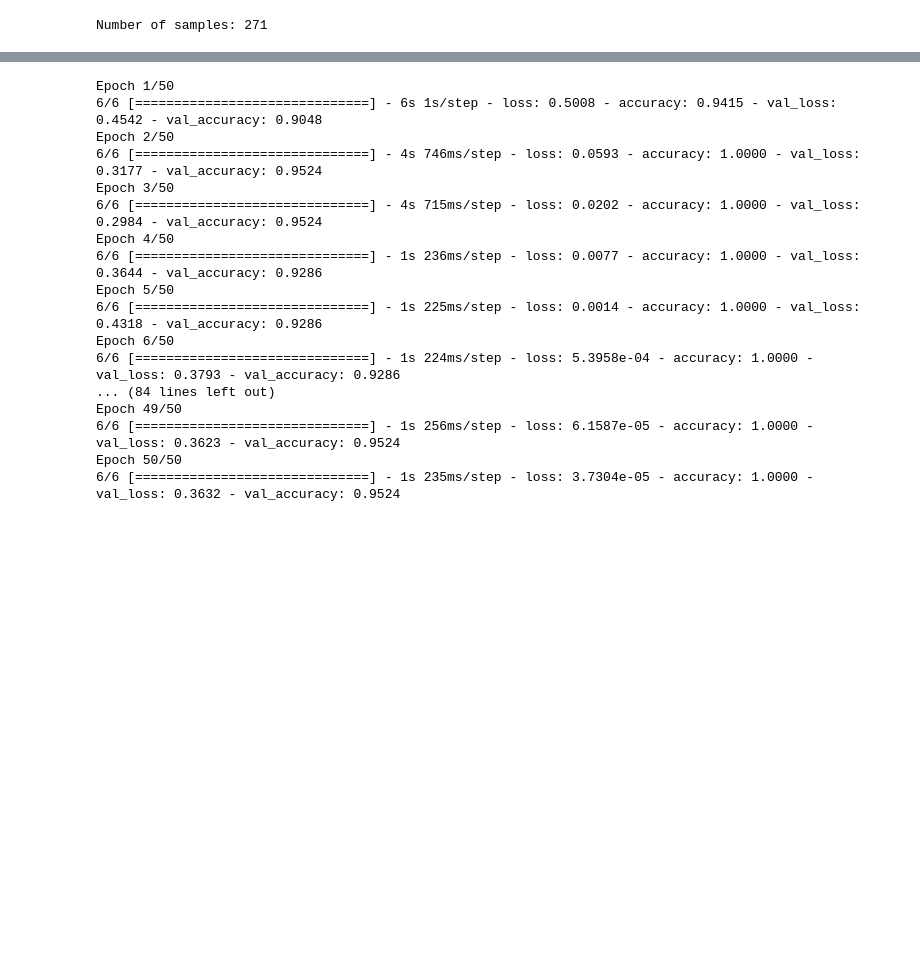
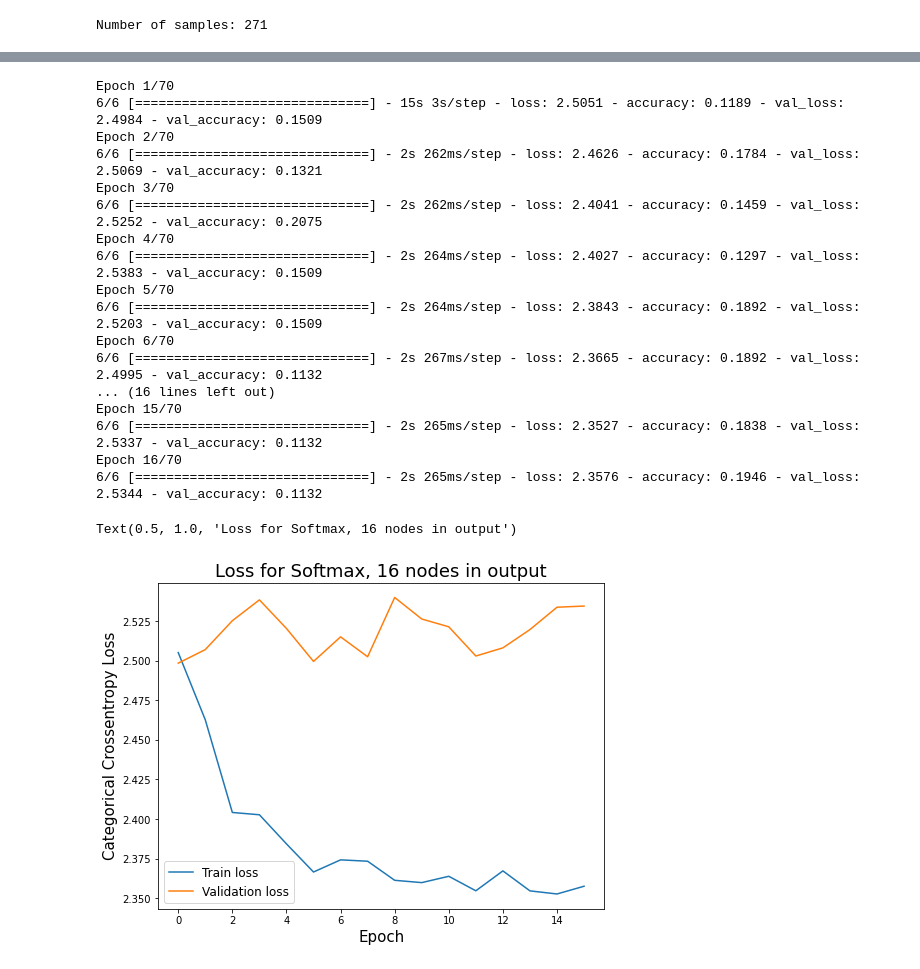
Before and after one commit to julialromero/Collaborative-Problem-Solving, a Jupyter notebook: learning_pipeline.ipynb, the cells around one changed output, grey strips where cells are left out. Saved outputs shown, nothing was run; the diff lists cells and outputs as text; code cells hidden in the pictures; blank space fills up the shorter version.

```diff
--- a/learning_pipeline.ipynb
+++ b/learning_pipeline.ipynb
@@ -36,11 +72,12 @@ io.imshow(x.squeeze())
 # %%
 # read, preprocess, and scale images to uniform dimension
-imgsize = (int(760/2), int(598/2))
+imgsize = (int(719/2), int(719/2))
+
 def extract_image(image_path):
     imag = io.imread(image_path, as_gray=True)
     x = image.img_to_array(imag)
 
-    x = tf.image.resize(x, imgsize)
+    x = tf.image.resize(x, imgsize) # TODO: try interpolation = "nearest" instead of default "bilinear"
 
     #n = preprocess_input(x)
     return x
@@ -159,5 +201,5 @@ from sklearn.model_selection import train_test_split
 
 # Split into train/test/val set
 # Roughly val - 15%, test - 15%, train - 70%
-X_train, X_test, y_train, y_test = train_test_split(recurrence_plot_list, labels, train_size=0.85, random_state=46)
-X_train, X_val, y_train, y_val = train_test_split(X_train, y_train, train_size=0.82, random_state=46)
+X_train, X_test, y_train, y_test = train_test_split(recurrence_plot_list, labels, train_size=0.88)
+X_train, X_val, y_train, y_val = train_test_split(X_train, y_train, train_size=0.78)
@@ -183,26 +206,54 @@ AttributeError: ignored
+# %%
+from sklearn.preprocessing import OneHotEncoder
+
+# one hot encode
+enc = OneHotEncoder()
+
+# possible labels are 0 through 15 so lets create fake data to fit encoder
+encode_data = np.array([i for i in range(0, 16)]).reshape(-1, 1)
+enc.fit(encode_data)
+
+# now transform y train/validation data
+y_train_enc = enc.transform(y_train.reshape(-1, 1))
+y_val_enc = enc.transform(y_val.reshape(-1, 1))
+y_train_enc = y_train_enc.toarray()
+y_val_enc = y_val_enc.toarray()
 # %%
 from keras.callbacks import EarlyStopping, ModelCheckpoint
 
-#callback = EarlyStopping(monitor='loss', patience=10)
-mcp_save = ModelCheckpoint('.best_weights.hdf5', save_best_only=True, monitor='val_loss', mode='min')
+es = EarlyStopping(monitor='val_loss', patience=15)
+mcp_save = ModelCheckpoint('drive/MyDrive/data/results/.categorical_best_weights.hdf5', save_best_only=True, monitor='val_loss', mode='min')
 
-info1 = model.fit(x=X_train, y=y_train_enc, epochs=50, verbose=True, validation_data=(X_val, y_val_enc), callbacks=[mcp_save])
+info1 = model.fit(x=X_train, y=y_train_enc, epochs=70, verbose=True, validation_data=(X_val, y_val_enc), callbacks=[mcp_save, es])
 # %% [output]
-Epoch 1/50
-6/6 [==============================] - 6s 1s/step - loss: 0.5008 - accuracy: 0.9415 - val_loss: 0.4542 - val_accuracy: 0.9048
-Epoch 2/50
-6/6 [==============================] - 4s 746ms/step - loss: 0.0593 - accuracy: 1.0000 - val_loss: 0.3177 - val_accuracy: 0.9524
-Epoch 3/50
-6/6 [==============================] - 4s 715ms/step - loss: 0.0202 - accuracy: 1.0000 - val_loss: 0.2984 - val_accuracy: 0.9524
-Epoch 4/50
-6/6 [==============================] - 1s 236ms/step - loss: 0.0077 - accuracy: 1.0000 - val_loss: 0.3644 - val_accuracy: 0.9286
-Epoch 5/50
-6/6 [==============================] - 1s 225ms/step - loss: 0.0014 - accuracy: 1.0000 - val_loss: 0.4318 - val_accuracy: 0.9286
-Epoch 6/50
-6/6 [==============================] - 1s 224ms/step - loss: 5.3958e-04 - accuracy: 1.0000 - val_loss: 0.3793 - val_accuracy: 0.9286
-... (84 lines left out)
-Epoch 49/50
-6/6 [==============================] - 1s 256ms/step - loss: 6.1587e-05 - accuracy: 1.0000 - val_loss: 0.3623 - val_accuracy: 0.9524
-Epoch 50/50
-6/6 [==============================] - 1s 235ms/step - loss: 3.7304e-05 - accuracy: 1.0000 - val_loss: 0.3632 - val_accuracy: 0.9524
+Epoch 1/70
+6/6 [==============================] - 15s 3s/step - loss: 2.5051 - accuracy: 0.1189 - val_loss: 2.4984 - val_accuracy: 0.1509
+Epoch 2/70
+6/6 [==============================] - 2s 262ms/step - loss: 2.4626 - accuracy: 0.1784 - val_loss: 2.5069 - val_accuracy: 0.1321
+Epoch 3/70
+6/6 [==============================] - 2s 262ms/step - loss: 2.4041 - accuracy: 0.1459 - val_loss: 2.5252 - val_accuracy: 0.2075
+Epoch 4/70
+6/6 [==============================] - 2s 264ms/step - loss: 2.4027 - accuracy: 0.1297 - val_loss: 2.5383 - val_accuracy: 0.1509
+Epoch 5/70
+6/6 [==============================] - 2s 264ms/step - loss: 2.3843 - accuracy: 0.1892 - val_loss: 2.5203 - val_accuracy: 0.1509
+Epoch 6/70
+6/6 [==============================] - 2s 267ms/step - loss: 2.3665 - accuracy: 0.1892 - val_loss: 2.4995 - val_accuracy: 0.1132
+... (16 lines left out)
+Epoch 15/70
+6/6 [==============================] - 2s 265ms/step - loss: 2.3527 - accuracy: 0.1838 - val_loss: 2.5337 - val_accuracy: 0.1132
+Epoch 16/70
+6/6 [==============================] - 2s 265ms/step - loss: 2.3576 - accuracy: 0.1946 - val_loss: 2.5344 - val_accuracy: 0.1132
+# %%
+epochs = [i for i in range(len(info1.history['accuracy']))]
+plt.figure(figsize=(8,6))
+plt.plot(epochs, info1.history['loss'], label="Train loss")
+plt.plot(epochs, info1.history['val_loss'], label="Validation loss")
+plt.legend(fontsize=12)
+plt.xlabel("Epoch", fontsize=15)
+plt.ylabel("Categorical Crossentropy Loss", fontsize=15)
+plt.title("Loss for Softmax, 16 nodes in output", fontsize=18)
+#plt.savefig('drive/MyDrive/data/results/Softmax_categorical')
+# %% [output]
+Text(0.5, 1.0, 'Loss for Softmax, 16 nodes in output')
+[figure, added]
 # %%
```
Also changed, not shown: parts of 32 cells of this notebook.
